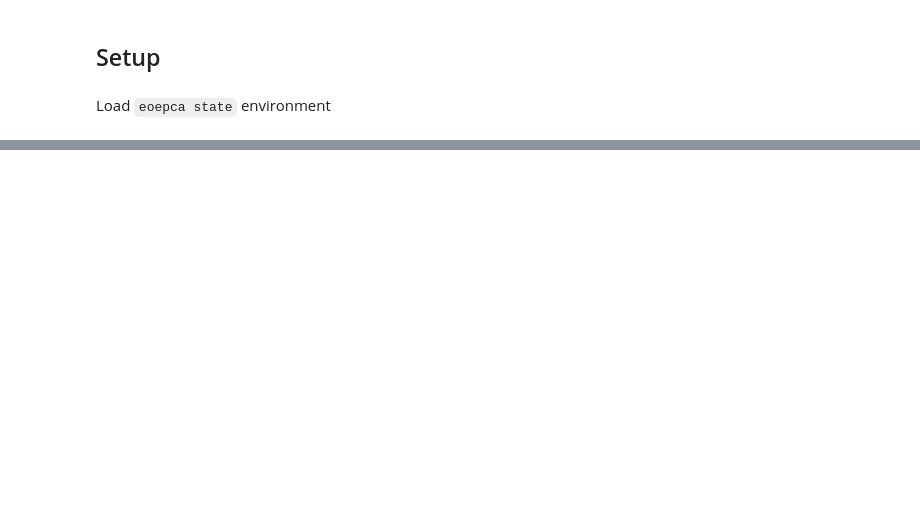
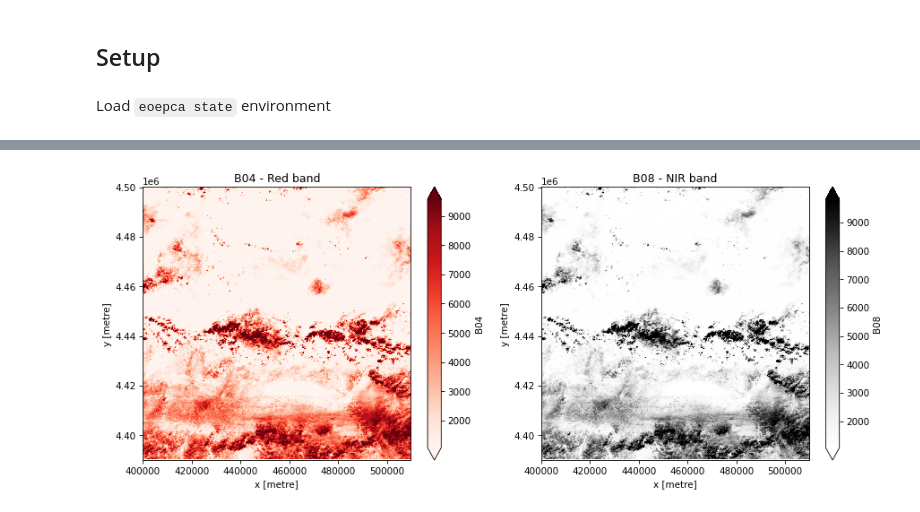
Before and after one commit to EOEPCA/deployment-guide, a Jupyter notebook: notebooks/examples/datacube-access/datacube-access.ipynb, the cells around one changed output, grey strips where cells are left out. Cells and saved outputs as stored; diff of their text form; code cells hidden in the pictures; blank space fills up the shorter version.

Commit message:
datacube-access: notebook

```diff
--- a/notebooks/examples/datacube-access/datacube-access.ipynb
+++ b/notebooks/examples/datacube-access/datacube-access.ipynb
@@ -318,0 +174,11 @@ if test_results:
+# %%
+# collection_items
+with test_cell('collection_items'):
+    items_url = next(l['href'] for l in collection_metadata['links'] if l['rel'] == 'items')
+    response = requests.get(items_url, params={'limit': 10})
+    assert response.status_code == 200, f'Item search failed: {response.status_code}'
+    items_data = response.json()
+    assert items_data['features'], 'No items found in the registered collection'
+
+    for item in items_data['features']:
+        print(f"  {item['id']}: {item['properties']['datetime']}")
@@ -318,0 +234,13 @@ if test_results:
+# %%
+# odc_stac_load
+with test_cell('odc_stac_load'):
+    pystac_items = [pystac.Item.from_dict(item) for item in items_data['features'][:1]]
+
+    ds = odc.stac.load(
+        pystac_items,
+        crs=f"EPSG:{collection_metadata['cube:dimensions']['x']['reference_system']}",
+        resolution=100,  # coarser than native (10m) for a fast demo load
+        bands=['B04', 'B08'],
+    )
+    assert 'B04' in ds and 'B08' in ds, 'Expected bands missing from loaded datacube'
+    print(ds)
@@ -318,0 +258,17 @@ if test_results:
+# %%
+# visualise_bands
+b04 = ds['B04'].isel(time=0)
+b08 = ds['B08'].isel(time=0)
+
+if b04.notnull().any():
+    fig, axes = plt.subplots(1, 2, figsize=(12, 5), dpi=75)
+    b04.plot.imshow(ax=axes[0], cmap='Reds', robust=True)
+    axes[0].set_title('B04 - Red band')
+    b08.plot.imshow(ax=axes[1], cmap='Greys', robust=True)
+    axes[1].set_title('B08 - NIR band')
+    plt.tight_layout()
+    plt.show()
+else:
+    print('No valid pixels in this AOI/time - asset access issue')
+# %% [output]
+[figure, added]
```
Also changed, not shown: parts of 43 cells of this notebook, 1 other file.
